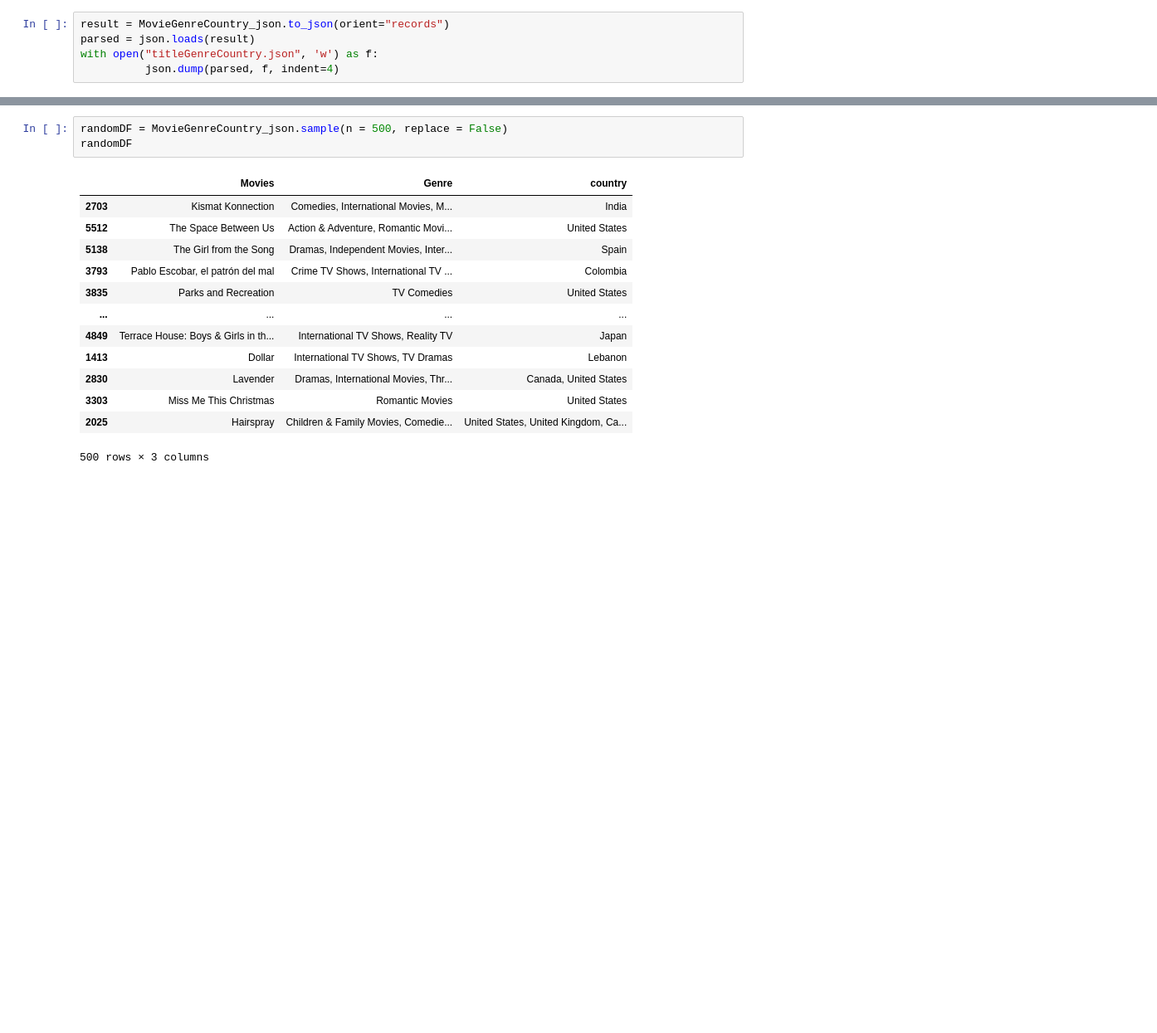
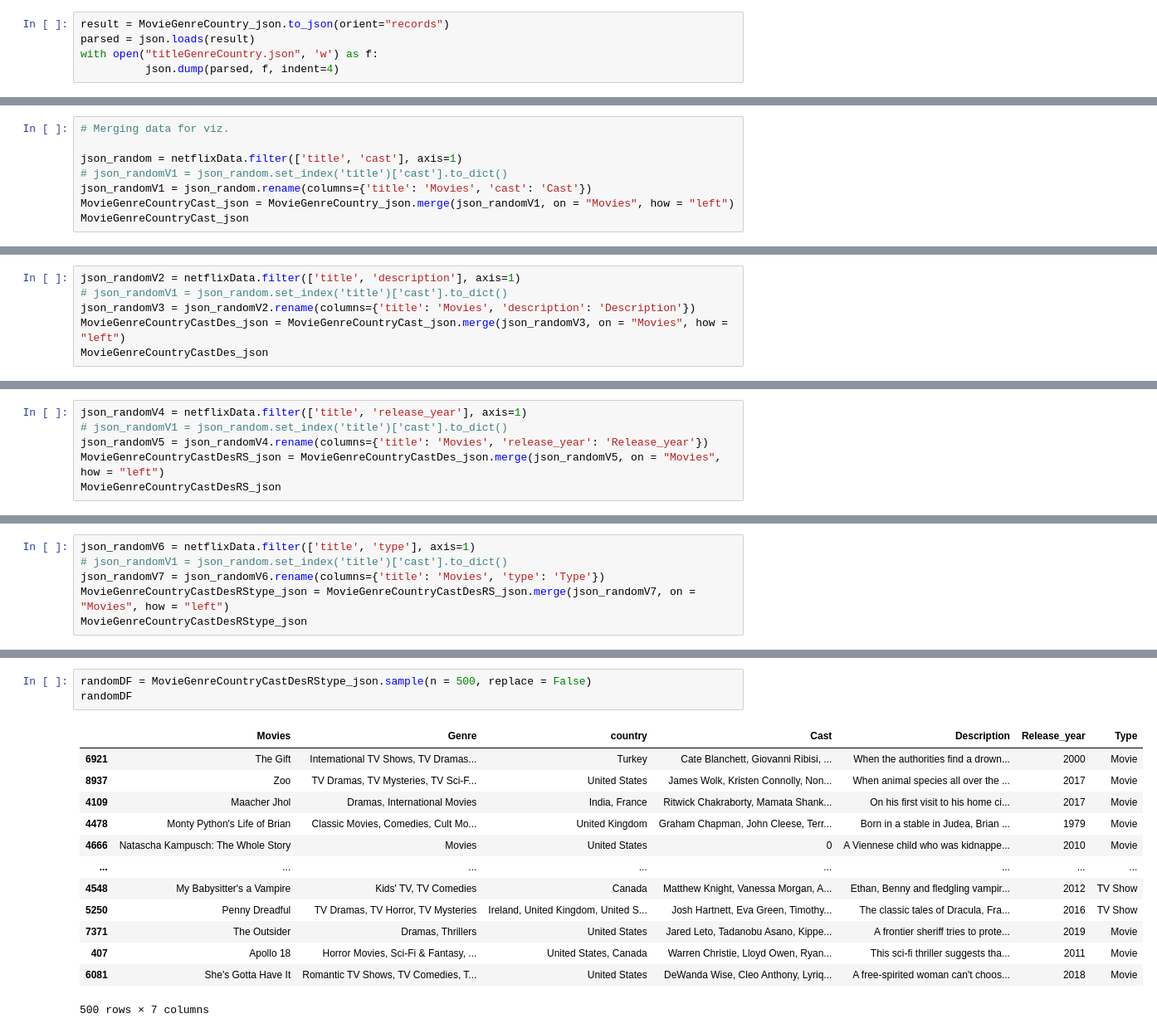
Before and after one commit to kartikay89/Data-Analysis, a Jupyter notebook: Netflix.ipynb, the cells around one changed output, grey strips where cells are left out. Shown at 83% size. Cells and saved outputs as stored; diff of their text form; blank space fills up the shorter version.

```diff
--- a/Netflix.ipynb
+++ b/Netflix.ipynb
@@ -442,0 +445,8 @@ with open("titleGenreCountry.json", 'w') as f:
+# %%
+# Merging data for viz.
+
+json_random = netflixData.filter(['title', 'cast'], axis=1)
+# json_randomV1 = json_random.set_index('title')['cast'].to_dict()
+json_randomV1 = json_random.rename(columns={'title': 'Movies', 'cast': 'Cast'})
+MovieGenreCountryCast_json = MovieGenreCountry_json.merge(json_randomV1, on = "Movies", how = "left")
+MovieGenreCountryCast_json
@@ -442,0 +467,6 @@ with open("titleGenreCountry.json", 'w') as f:
+# %%
+json_randomV2 = netflixData.filter(['title', 'description'], axis=1)
+# json_randomV1 = json_random.set_index('title')['cast'].to_dict()
+json_randomV3 = json_randomV2.rename(columns={'title': 'Movies', 'description': 'Description'})
+MovieGenreCountryCastDes_json = MovieGenreCountryCast_json.merge(json_randomV3, on = "Movies", how = "left")
+MovieGenreCountryCastDes_json
@@ -442,0 +487,6 @@ with open("titleGenreCountry.json", 'w') as f:
+# %%
+json_randomV4 = netflixData.filter(['title', 'release_year'], axis=1)
+# json_randomV1 = json_random.set_index('title')['cast'].to_dict()
+json_randomV5 = json_randomV4.rename(columns={'title': 'Movies', 'release_year': 'Release_year'})
+MovieGenreCountryCastDesRS_json = MovieGenreCountryCastDes_json.merge(json_randomV5, on = "Movies", how = "left")
+MovieGenreCountryCastDesRS_json
@@ -442,0 +507,6 @@ with open("titleGenreCountry.json", 'w') as f:
+# %%
+json_randomV6 = netflixData.filter(['title', 'type'], axis=1)
+# json_randomV1 = json_random.set_index('title')['cast'].to_dict()
+json_randomV7 = json_randomV6.rename(columns={'title': 'Movies', 'type': 'Type'})
+MovieGenreCountryCastDesRStype_json = MovieGenreCountryCastDesRS_json.merge(json_randomV7, on = "Movies", how = "left")
+MovieGenreCountryCastDesRStype_json
@@ -443,17 +527,17 @@ with open("titleGenreCountry.json", 'w') as f:
 # %%
-randomDF = MovieGenreCountry_json.sample(n = 500, replace = False)
+randomDF = MovieGenreCountryCastDesRStype_json.sample(n = 500, replace = False)
 randomDF
 # %% [output]
-|  | Movies | Genre | country |
-| 2703 | Kismat Konnection | Comedies, International Movies, M... | India |
-| 5512 | The Space Between Us | Action & Adventure, Romantic Movi... | United States |
-| 5138 | The Girl from the Song | Dramas, Independent Movies, Inter... | Spain |
-| 3793 | Pablo Escobar, el patrón del mal | Crime TV Shows, International TV ... | Colombia |
-| 3835 | Parks and Recreation | TV Comedies | United States |
-| ... | ... | ... | ... |
-| 4849 | Terrace House: Boys & Girls in th... | International TV Shows, Reality TV | Japan |
-| 1413 | Dollar | International TV Shows, TV Dramas | Lebanon |
-| 2830 | Lavender | Dramas, International Movies, Thr... | Canada, United States |
-| 3303 | Miss Me This Christmas | Romantic Movies | United States |
-| 2025 | Hairspray | Children & Family Movies, Comedie... | United States, United Kingdom, Ca... |
+|  | Movies | Genre | country | Cast | Description | Release_year | Type |
+| 6921 | The Gift | International TV Shows, TV Dramas... | Turkey | Cate Blanchett, Giovanni Ribisi, ... | When the authorities find a drown... | 2000 | Movie |
+| 8937 | Zoo | TV Dramas, TV Mysteries, TV Sci-F... | United States | James Wolk, Kristen Connolly, Non... | When animal species all over the ... | 2017 | Movie |
+| 4109 | Maacher Jhol | Dramas, International Movies | India, France | Ritwick Chakraborty, Mamata Shank... | On his first visit to his home ci... | 2017 | Movie |
+| 4478 | Monty Python's Life of Brian | Classic Movies, Comedies, Cult Mo... | United Kingdom | Graham Chapman, John Cleese, Terr... | Born in a stable in Judea, Brian ... | 1979 | Movie |
+| 4666 | Natascha Kampusch: The Whole Story | Movies | United States | 0 | A Viennese child who was kidnappe... | 2010 | Movie |
+| ... | ... | ... | ... | ... | ... | ... | ... |
+| 4548 | My Babysitter's a Vampire | Kids' TV, TV Comedies | Canada | Matthew Knight, Vanessa Morgan, A... | Ethan, Benny and fledgling vampir... | 2012 | TV Show |
+| 5250 | Penny Dreadful | TV Dramas, TV Horror, TV Mysteries | Ireland, United Kingdom, United S... | Josh Hartnett, Eva Green, Timothy... | The classic tales of Dracula, Fra... | 2016 | TV Show |
+| 7371 | The Outsider | Dramas, Thrillers | United States | Jared Leto, Tadanobu Asano, Kippe... | A frontier sheriff tries to prote... | 2019 | Movie |
+| 407 | Apollo 18 | Horror Movies, Sci-Fi & Fantasy, ... | United States, Canada | Warren Christie, Lloyd Owen, Ryan... | This sci-fi thriller suggests tha... | 2011 | Movie |
+| 6081 | She's Gotta Have It | Romantic TV Shows, TV Comedies, T... | United States | DeWanda Wise, Cleo Anthony, Lyriq... | A free-spirited woman can't choos... | 2018 | Movie |
-500 rows × 3 columns
+500 rows × 7 columns
```
Also changed, not shown: parts of 7 cells of this notebook.
